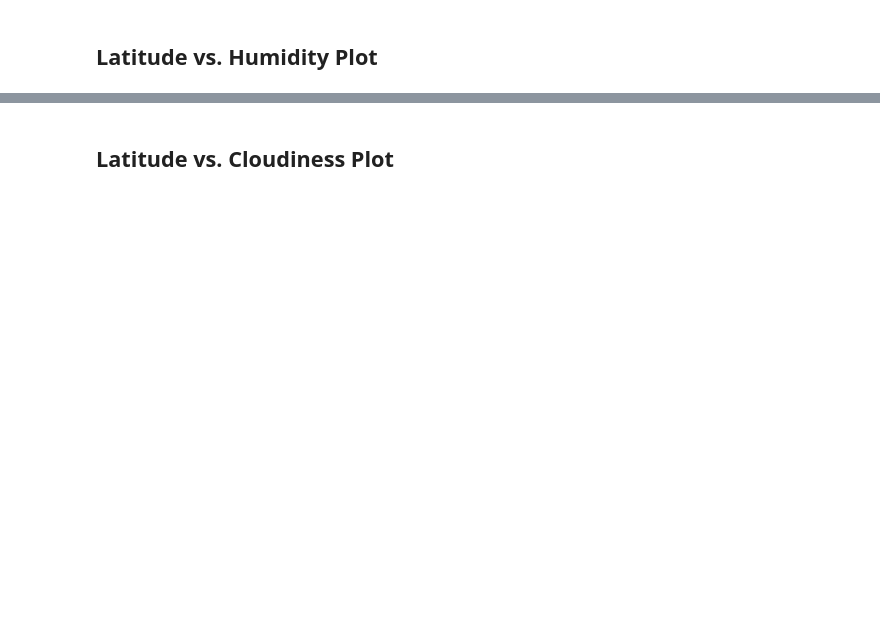
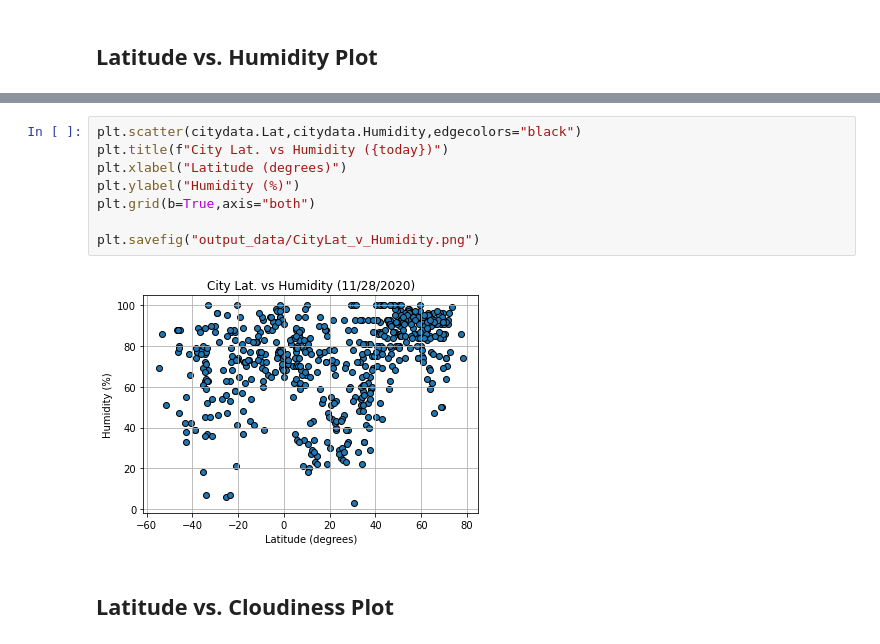
Before and after one commit to gelopez21/PythonAPI_Challenge_WK6, a Jupyter notebook: WeatherPy.ipynb, the cells around one changed output, grey strips where cells are left out. Cells and saved outputs as stored; diff of their text form; blank space fills up the shorter version.

```diff
--- a/WeatherPy.ipynb
+++ b/WeatherPy.ipynb
@@ -208,2 +190,12 @@ Int64Index([], dtype='int64')
+# %%
+plt.scatter(citydata.Lat,citydata.Humidity,edgecolors="black")
+plt.title(f"City Lat. vs Humidity ({today})")
+plt.xlabel("Latitude (degrees)")
+plt.ylabel("Humidity (%)")
+plt.grid(b=True,axis="both")
+
+plt.savefig("output_data/CityLat_v_Humidity.png")
+# %% [output]
+[figure, added]
 # %% [markdown]
 ## Latitude vs. Cloudiness Plot
```
Also changed, not shown: parts of 18 cells of this notebook.
